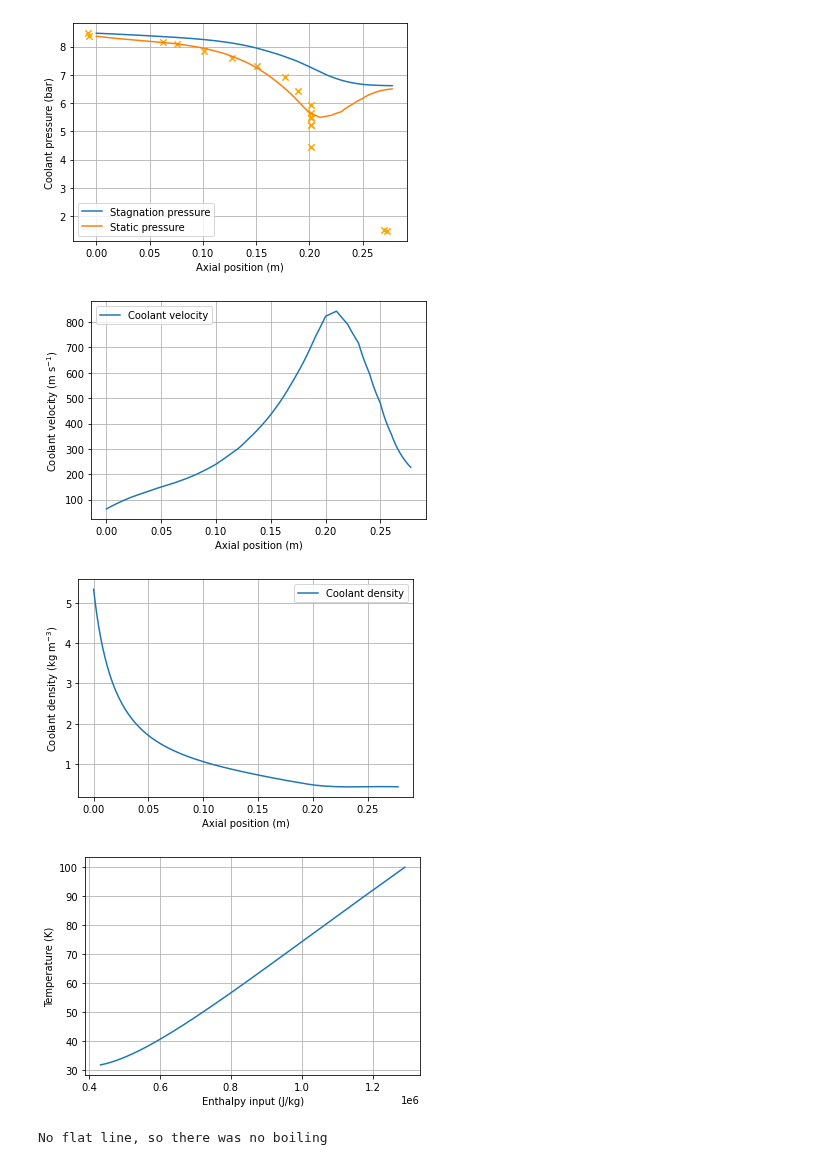
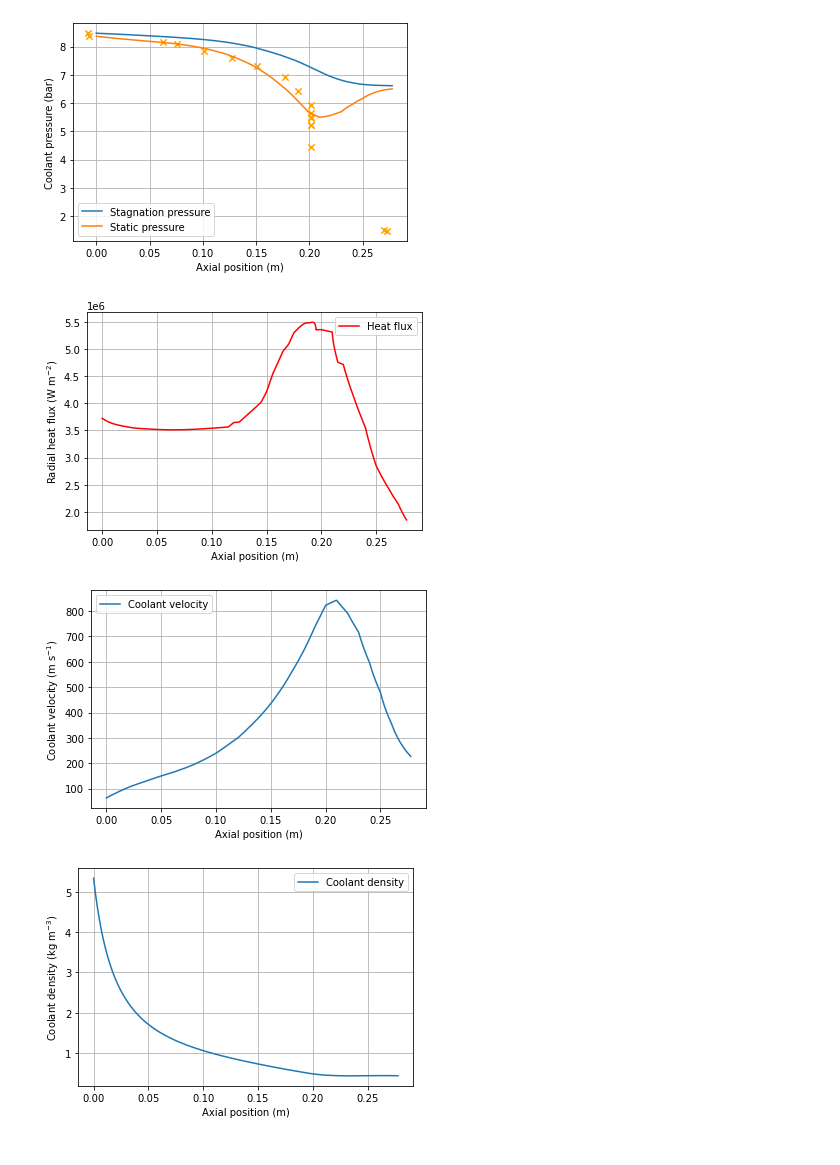
Before and after one commit to cuspaceflight/bamboo, a Jupyter notebook: Pavli 1966.ipynb, the cells around one changed output. Cells and saved outputs as stored; diff of their text form; code cells hidden in the pictures.

```diff
--- a/Pavli 1966.ipynb
+++ b/Pavli 1966.ipynb
@@ -162,26 +162,10 @@ plt.show()
 # %% [output]
 [figure]
 # %%
+bam.plot.plot_q_per_area(bamboo_data)
 bam.plot.plot_coolant_velocity(bamboo_data)
 bam.plot.plot_coolant_density(bamboo_data)
 # %% [output]
-[figure, old version]
+[figure, new version]
-[figure, old version]
+[figure, new version]
+[figure, added]
-# %%
-# Check if the hydrogen was supposed to boil
-p = 10e5
-H_0 = PropsSI("HMASS", "T", 31.7, "P", p, "HYDROGEN")
-H_END = PropsSI("HMASS", "T", 100, "P", p, "HYDROGEN")
-H = np.linspace(H_0, H_END, 1000)
-T = PropsSI("T", "HMASS", H, "P", p, "HYDROGEN")
-
-plt.plot(H, T)
-plt.grid()
-plt.xlabel("Enthalpy input (J/kg)")
-plt.ylabel("Temperature (K)")
-plt.show()
-
-print("No flat line, so there was no boiling")
-# %% [output]
-[figure, removed]
-No flat line, so there was no boiling
```
Also changed, not shown: 12 other files.
